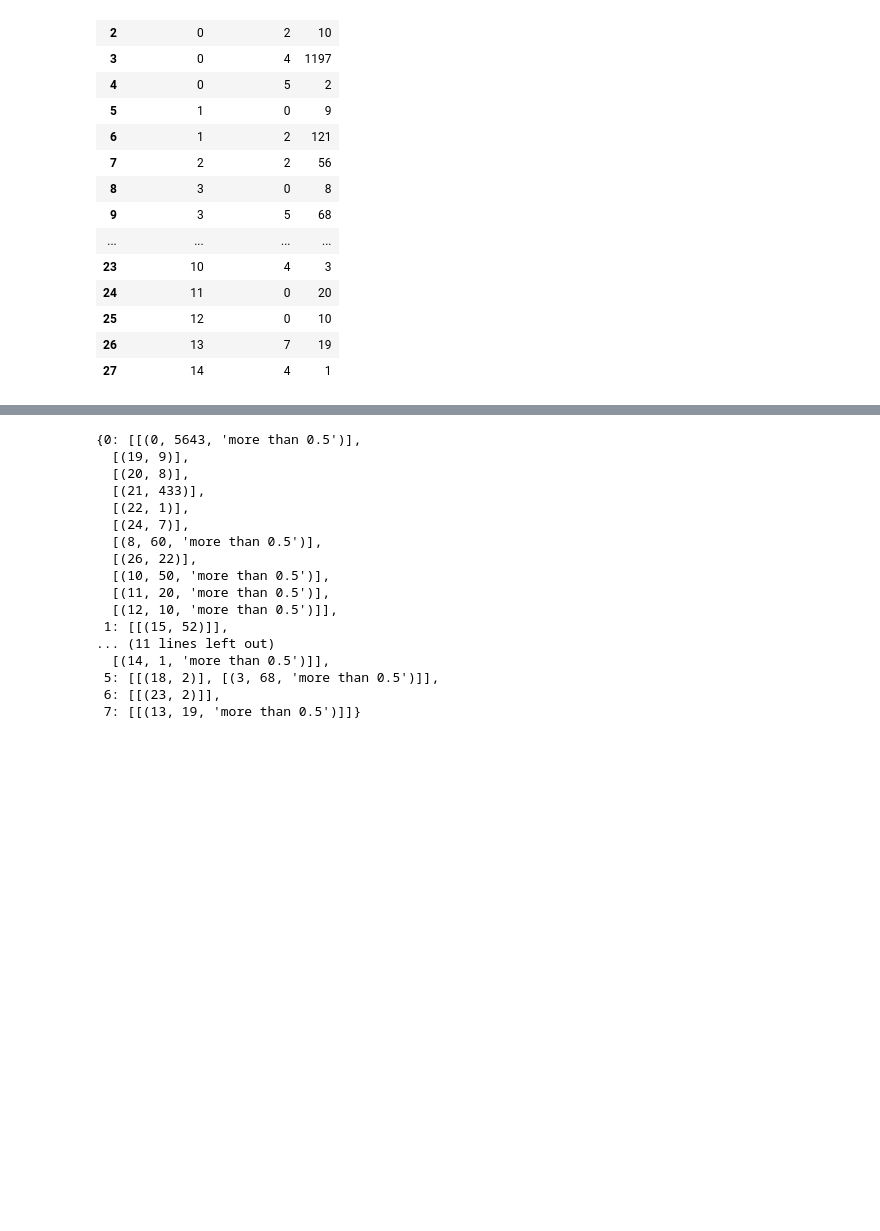
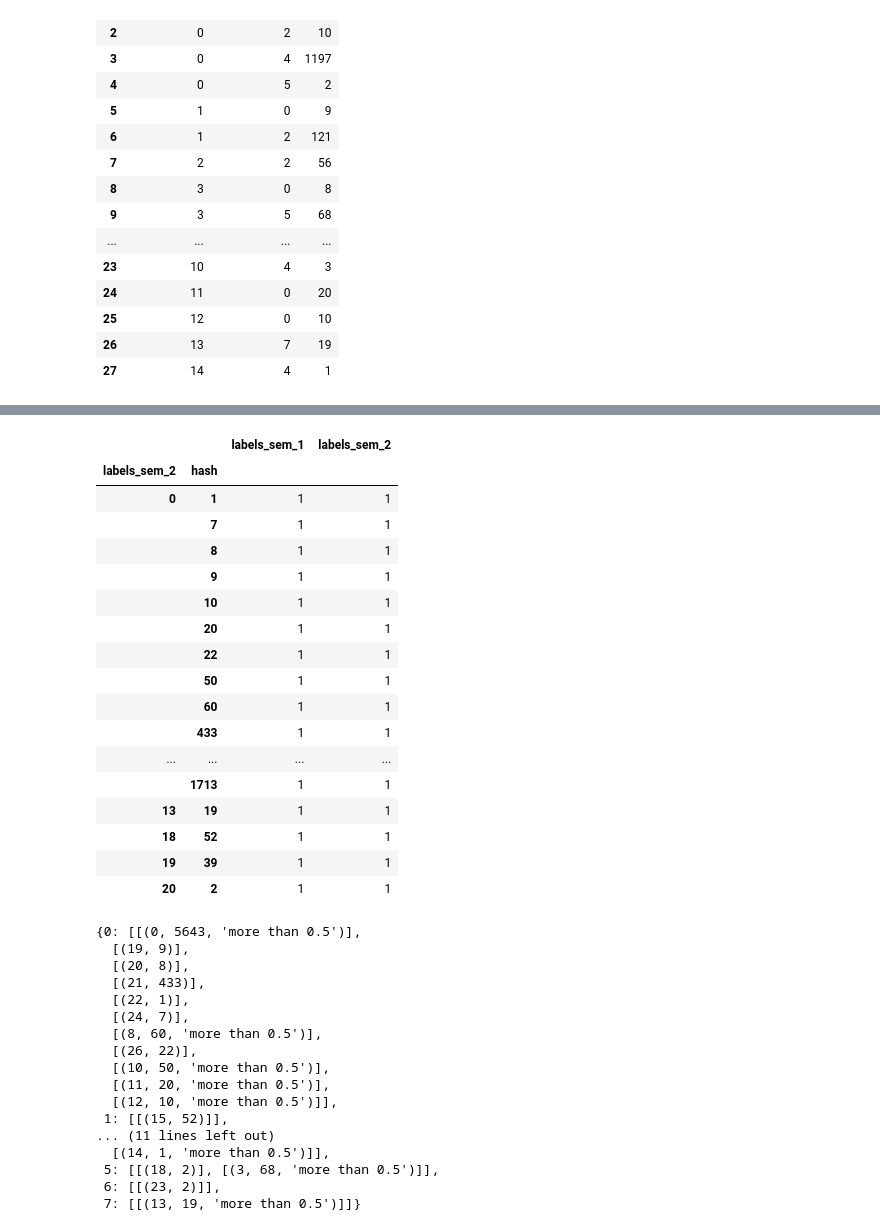
Before and after one commit to Maksimka9/clustering, a Jupyter notebook: main.ipynb, the cells around one changed output, grey strips where cells are left out. Cells and saved outputs as stored; diff of their text form; code cells hidden in the pictures; blank space fills up the shorter version.

```diff
--- a/main.ipynb
+++ b/main.ipynb
@@ -352,0 +371,21 @@ same_clusters_counting = {cluster: amount_elements}
+# %%
+df_1.groupby([df_1.iloc[:, 1], 'hash']).count()
+# %% [output]
+|  |  | labels_sem_1 | labels_sem_2 |
+| labels_sem_2 | hash |  |  |
+| 0 | 1 | 1 | 1 |
+|  | 7 | 1 | 1 |
+|  | 8 | 1 | 1 |
+|  | 9 | 1 | 1 |
+|  | 10 | 1 | 1 |
+|  | 20 | 1 | 1 |
+|  | 22 | 1 | 1 |
+|  | 50 | 1 | 1 |
+|  | 60 | 1 | 1 |
+|  | 433 | 1 | 1 |
+| ... | ... | ... | ... |
+|  | 1713 | 1 | 1 |
+| 13 | 19 | 1 | 1 |
+| 18 | 52 | 1 | 1 |
+| 19 | 39 | 1 | 1 |
+| 20 | 2 | 1 | 1 |
```
Also changed, not shown: parts of 6 cells of this notebook.
